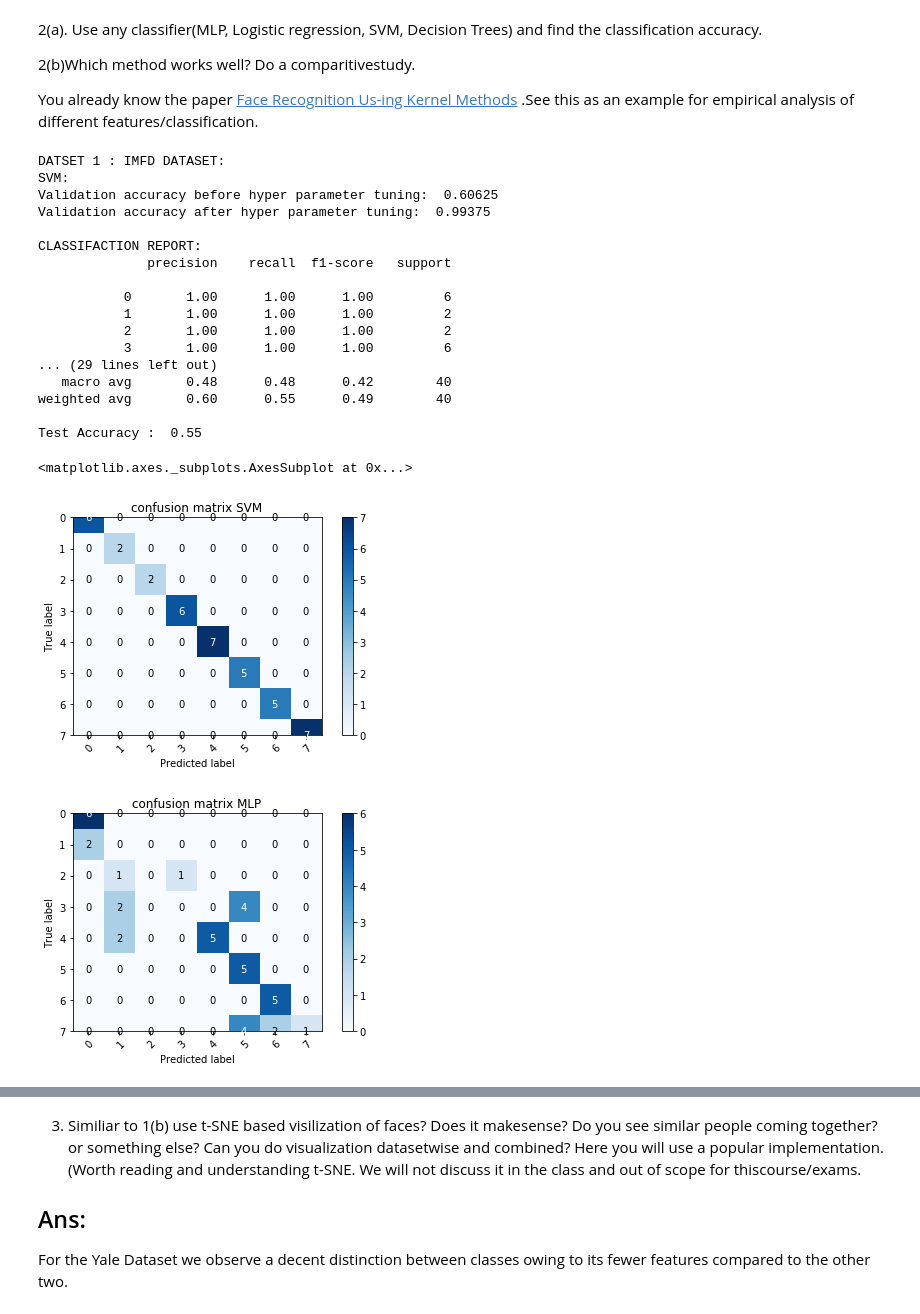
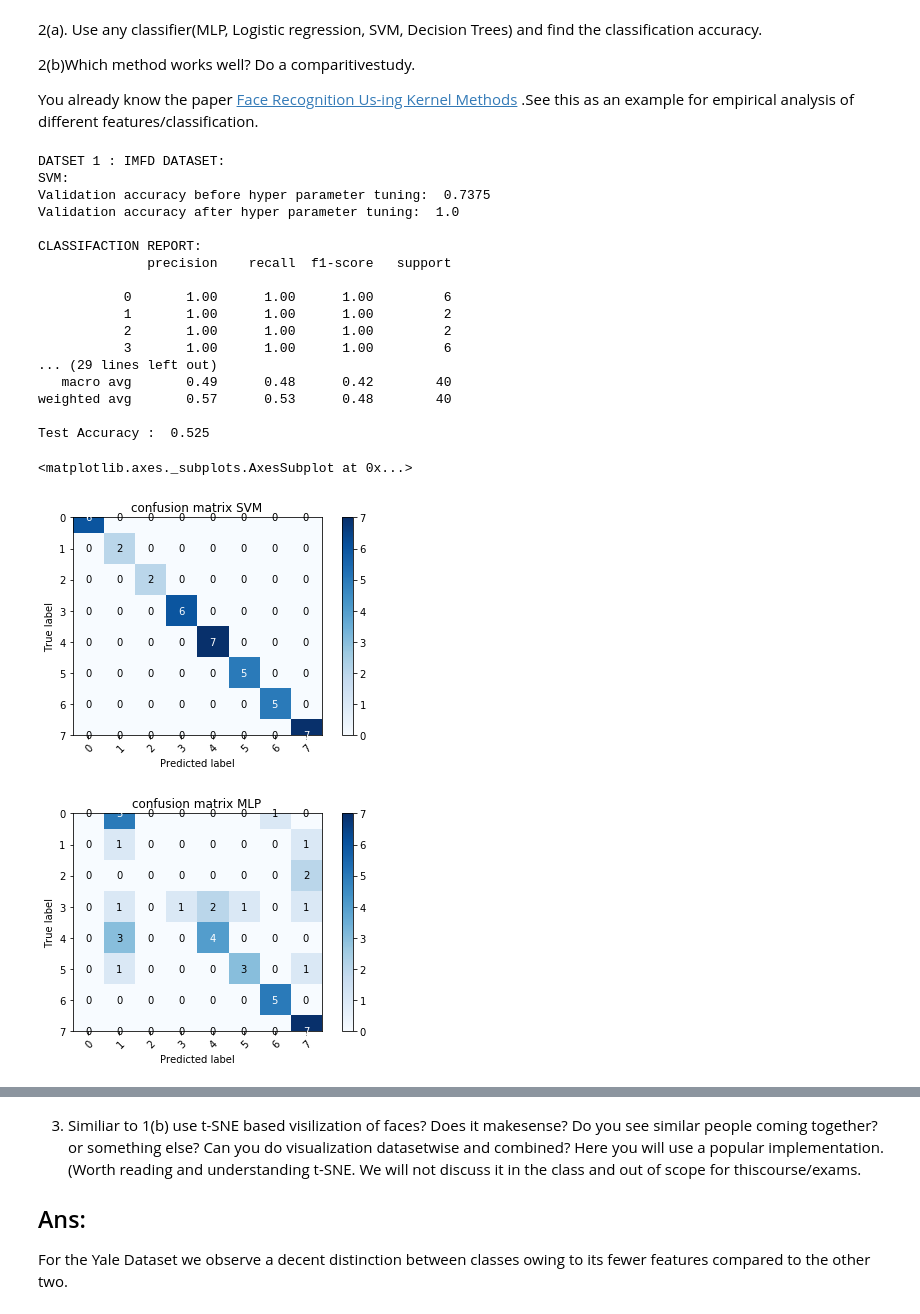
Before and after one commit to niveditarufus/SMAI-Homeworks, a Jupyter notebook: Assignments/2019702002-Copy1.ipynb, the cells around one changed output, grey strips where cells are left out. Drawn from its saved outputs; the diff is of its cells as text; code cells hidden in the pictures.

```diff
--- a/Assignments/2019702002-Copy1.ipynb
+++ b/Assignments/2019702002-Copy1.ipynb
@@ -487,7 +487,7 @@ class Classifier(SVC):
     def validate(self,X_validate,y_validate):
         param_grid = {'C': [1e3, 5e3, 1e4, 5e4, 1e5, 1, 10,0.1,0.001],
               'gamma': [0.0001, 0.0005, 0.001, 0.005, 0.01, 0.1]}
-        GridSearchCV(SVC(kernel='rbf', class_weight='balanced'), param_grid).fit(X_validate,y_validate)
+        GridSearchCV(SVC(kernel='rbf', class_weight='balanced'), param_grid,scoring = 'accuracy').fit(X_validate,y_validate)
         return
 #MLP
 class mlp_Classifier(MLPClassifier):
@@ -504,7 +504,7 @@ class mlp_Classifier(MLPClassifier):
 
     def validate(self,X_validate,y_validate):
         param_grid = { 'max_iter': [1000,1100,1200], 'alpha': 10.0 ** -np.arange(1, 5), 'hidden_layer_sizes':np.arange(10, 15,20), 'activation':['tanh','relu']}
-        GridSearchCV(MLPClassifier(), param_grid, n_jobs=-1).fit(X_validate,y_validate)
+        GridSearchCV(MLPClassifier(), param_grid, n_jobs=-1,scoring = 'accuracy').fit(X_validate,y_validate)
         return
 
 #plot confusion matrix
@@ -550,7 +550,7 @@ print("DATSET 1 : IMFD DATASET:")
 names = np.unique(y)
 data = X.reshape((X.shape[0],X.shape[1]*X.shape[2]))
 X_train1, X_test1, y_train1, y_test1 = train_test_split( data, y, test_size=0.10, random_state=42)
-X_train1, X_val1, y_train1, y_val1 = train_test_split( data, y, test_size=0.40, random_state=42)
+X_train1, X_val1, y_train1, y_val1 = train_test_split( data, y, test_size=0.20, random_state=42)
 
 pca = PCA(150)
 pca.fit(X_train1)
@@ -584,39 +584,39 @@ clf = mlp_Classifier(h=(10,),a= 1, iterations=100)
 clf.train(X_train_pca1, y_train1)
 val1 = clf.classify(X_val_pca1)
 print("Validation accuracy before hyper parameter tuning: ",test_accuracy(y_val1,val1))
 
 clf.validate(X_val_pca1, y_val1)
 clf.train(X_val_pca1, y_val1)
 val1 = clf.classify(X_val_pca1)
 print("Validation accuracy after hyper parameter tuning: ",test_accuracy(y_val1,val1))
 
 y_pred1 = clf.classify(X_test_pca1)
 print('\nCLASSIFACTION REPORT: ')
 print(report_of_classifiaction(y_test1, y_pred1))
 print("Test Accuracy : ", test_accuracy(y_test1, y_pred1))
 
 plot_confusion_matrix(y_test1, y_pred1, names,title = 'confusion matrix MLP')
 # %% [output]
 DATSET 1 : IMFD DATASET:
 SVM:
-Validation accuracy before hyper parameter tuning:  0.60625
-Validation accuracy after hyper parameter tuning:  0.99375
+Validation accuracy before hyper parameter tuning:  0.7375
+Validation accuracy after hyper parameter tuning:  1.0
 
 CLASSIFACTION REPORT:
               precision    recall  f1-score   support
 
            0       1.00      1.00      1.00         6
            1       1.00      1.00      1.00         2
            2       1.00      1.00      1.00         2
            3       1.00      1.00      1.00         6
 ... (29 lines left out)
-   macro avg       0.48      0.48      0.42        40
-weighted avg       0.60      0.55      0.49        40
+   macro avg       0.49      0.48      0.42        40
+weighted avg       0.57      0.53      0.48        40
 
-Test Accuracy :  0.55
+Test Accuracy :  0.525
 <matplotlib.axes._subplots.AxesSubplot at 0x...>
 [figure]
-[figure, old version]
+[figure, new version]
 # %%
 print("DATSET 2 : YALE DATASET:")
 names = np.unique(y_yale)
```
Also changed, not shown: parts of 8 cells of this notebook.
